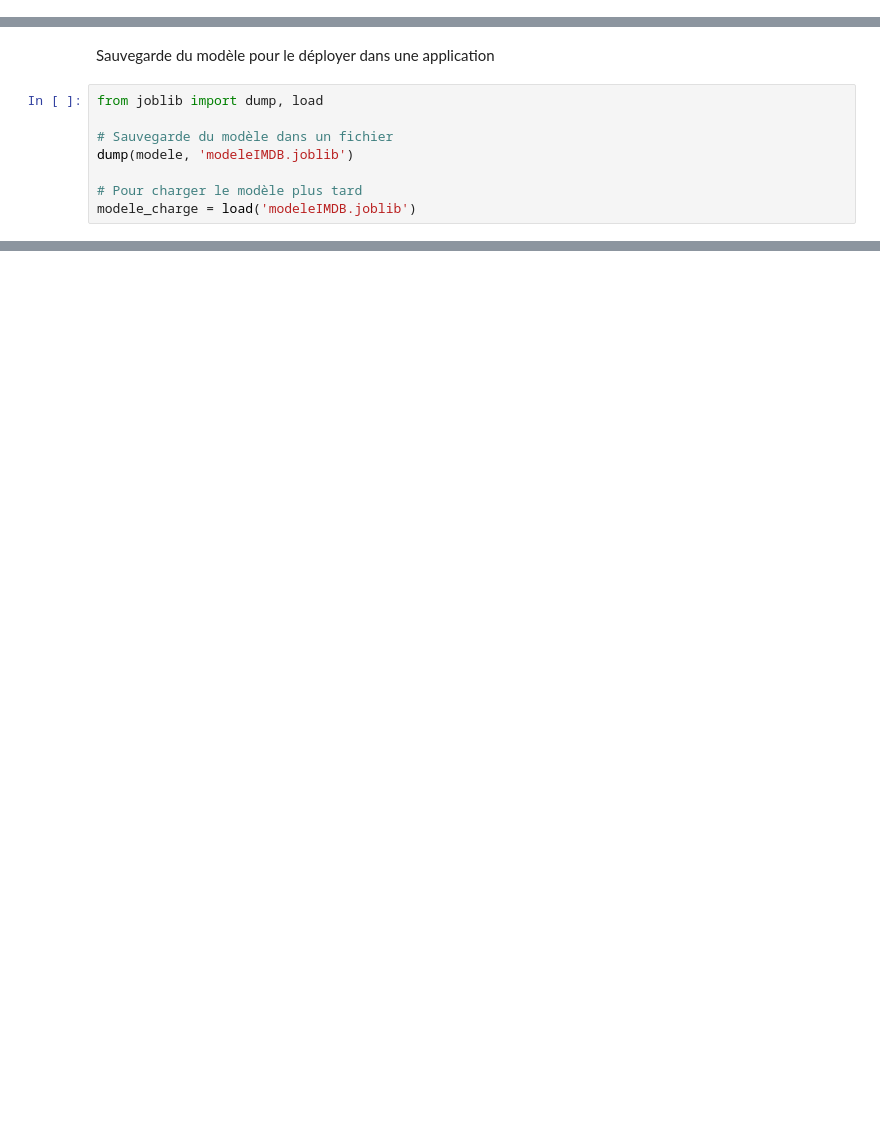
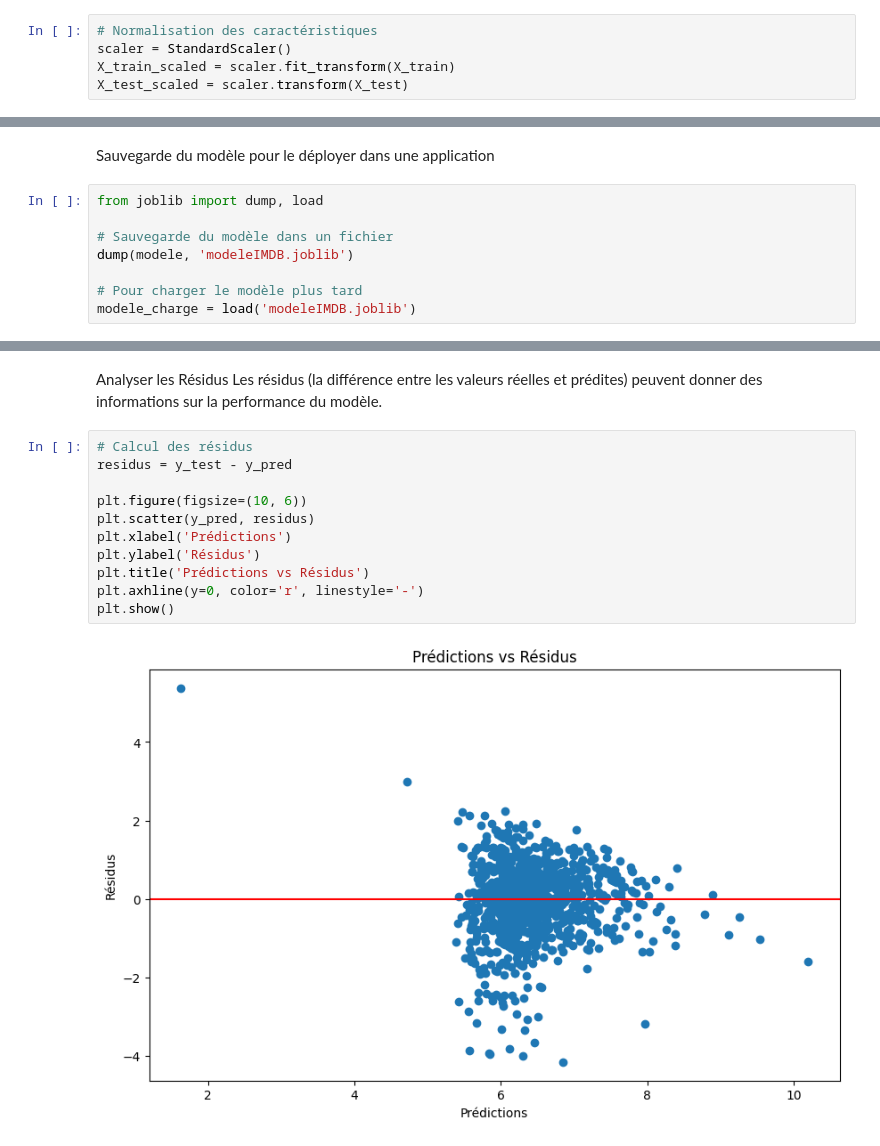
Before and after one commit to AntoanetaStoyanova/PROJECT-IMBD, a Jupyter notebook: modelprediction.ipynb, the cells around one changed output, grey strips where cells are left out. Cells and saved outputs as stored; diff of their text form; blank space fills up the shorter version.

```diff
--- a/modelprediction.ipynb
+++ b/modelprediction.ipynb
@@ -70,3 +61,8 @@ X_train, X_test, y_train, y_test = train_test_split(X, y, test_size=0.2, random_
+# %%
+# Normalisation des caractéristiques
+scaler = StandardScaler()
+X_train_scaled = scaler.fit_transform(X_train)
+X_test_scaled = scaler.transform(X_test)
 # %% [markdown]
 Evaluation des modèles
 # %%
@@ -122,0 +175,16 @@ modele_charge = load('modeleIMDB.joblib')
+# %% [markdown]
+Analyser les Résidus
+Les résidus (la différence entre les valeurs réelles et prédites) peuvent donner des informations sur la performance du modèle.
+# %%
+# Calcul des résidus
+residus = y_test - y_pred
+
+plt.figure(figsize=(10, 6))
+plt.scatter(y_pred, residus)
+plt.xlabel('Prédictions')
+plt.ylabel('Résidus')
+plt.title('Prédictions vs Résidus')
+plt.axhline(y=0, color='r', linestyle='-')
+plt.show()
+# %% [output]
+[figure, added]
```
Also changed, not shown: parts of 17 cells of this notebook.
